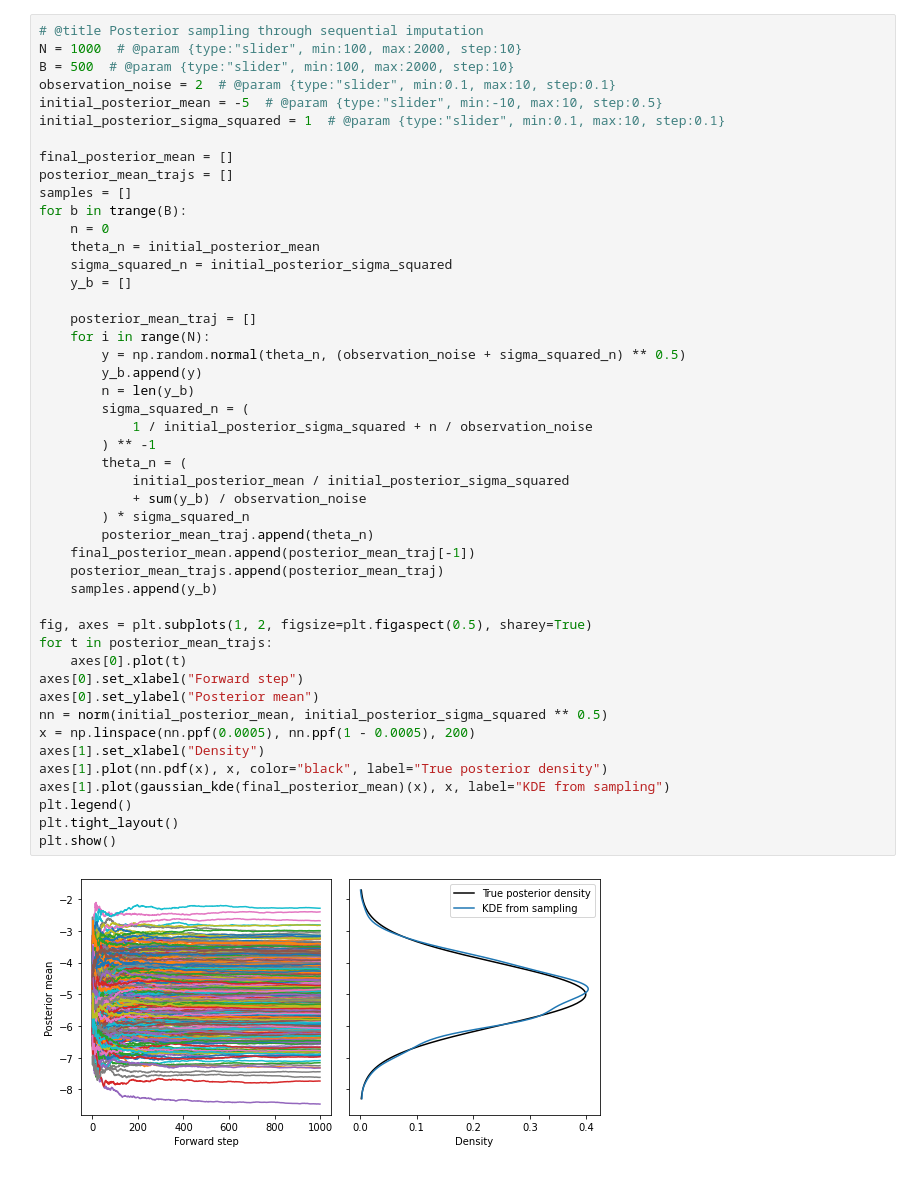
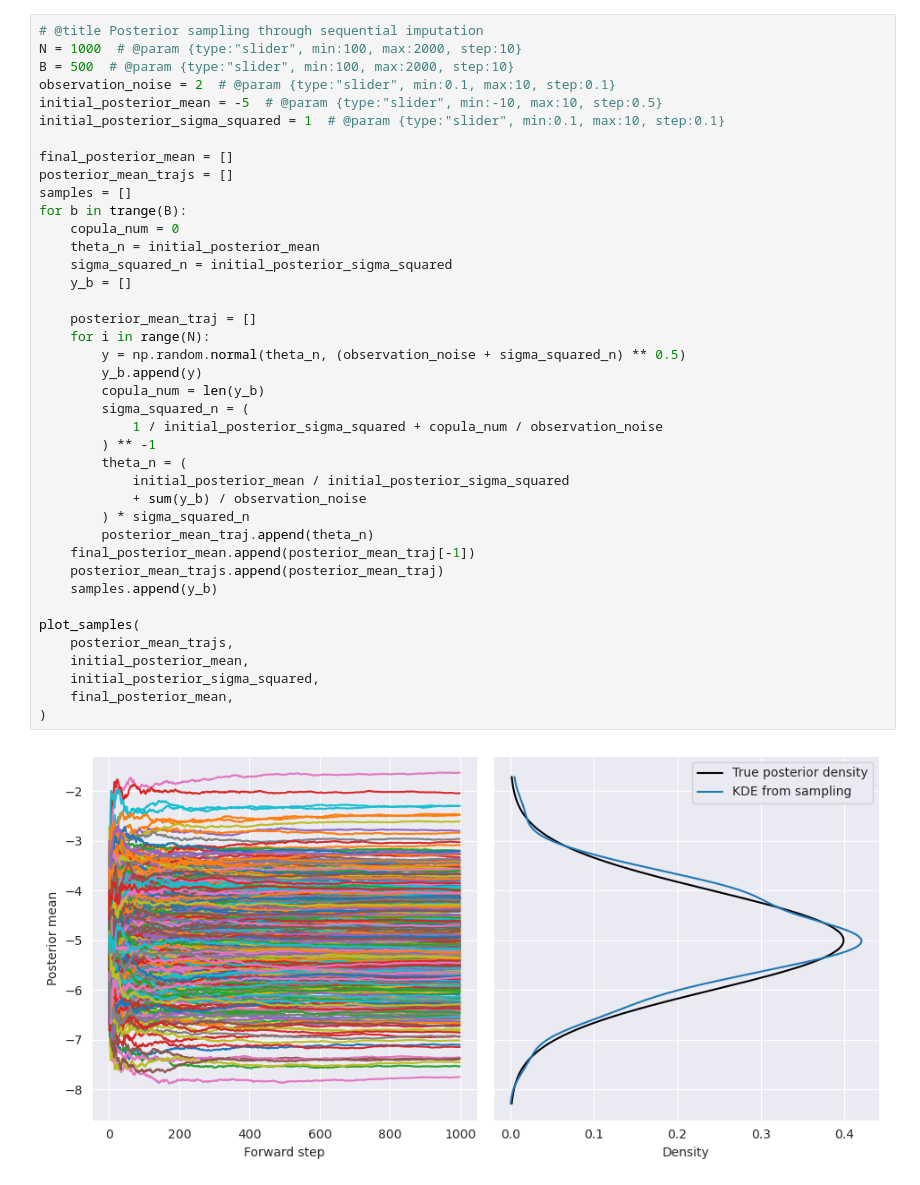
Before and after one commit to MichelangeloConserva/predictive-bayesian-inference, a Jupyter notebook: predictive_inference.ipynb, the cells around one changed output. Saved outputs shown, nothing was run; the diff lists cells and outputs as text.

```diff
--- a/predictive_inference.ipynb
+++ b/predictive_inference.ipynb
@@ -16,49 +35,42 @@ np.random.seed(42)
 N = 1000  # @param {type:"slider", min:100, max:2000, step:10}
 B = 500  # @param {type:"slider", min:100, max:2000, step:10}
 observation_noise = 2  # @param {type:"slider", min:0.1, max:10, step:0.1}
 initial_posterior_mean = -5  # @param {type:"slider", min:-10, max:10, step:0.5}
 initial_posterior_sigma_squared = 1  # @param {type:"slider", min:0.1, max:10, step:0.1}
 
 final_posterior_mean = []
 posterior_mean_trajs = []
 samples = []
 for b in trange(B):
-    n = 0
+    copula_num = 0
     theta_n = initial_posterior_mean
     sigma_squared_n = initial_posterior_sigma_squared
     y_b = []
 
     posterior_mean_traj = []
     for i in range(N):
         y = np.random.normal(theta_n, (observation_noise + sigma_squared_n) ** 0.5)
         y_b.append(y)
-        n = len(y_b)
+        copula_num = len(y_b)
         sigma_squared_n = (
-            1 / initial_posterior_sigma_squared + n / observation_noise
+            1 / initial_posterior_sigma_squared + copula_num / observation_noise
         ) ** -1
         theta_n = (
             initial_posterior_mean / initial_posterior_sigma_squared
             + sum(y_b) / observation_noise
         ) * sigma_squared_n
         posterior_mean_traj.append(theta_n)
     final_posterior_mean.append(posterior_mean_traj[-1])
     posterior_mean_trajs.append(posterior_mean_traj)
     samples.append(y_b)
 
-fig, axes = plt.subplots(1, 2, figsize=plt.figaspect(0.5), sharey=True)
-for t in posterior_mean_trajs:
-    axes[0].plot(t)
-axes[0].set_xlabel("Forward step")
-axes[0].set_ylabel("Posterior mean")
-nn = norm(initial_posterior_mean, initial_posterior_sigma_squared ** 0.5)
-x = np.linspace(nn.ppf(0.0005), nn.ppf(1 - 0.0005), 200)
-axes[1].set_xlabel("Density")
-axes[1].plot(nn.pdf(x), x, color="black", label="True posterior density")
-axes[1].plot(gaussian_kde(final_posterior_mean)(x), x, label="KDE from sampling")
-plt.legend()
-plt.tight_layout()
-plt.show()
+plot_samples(
+    posterior_mean_trajs,
+    initial_posterior_mean,
+    initial_posterior_sigma_squared,
+    final_posterior_mean,
+)
 # %% [output]
-[figure, old version]
+[figure, new version]
 # %%
 # @title Plotting empirical cumulative distribution obtained from imputing procedure
```
Also changed, not shown: parts of 8 cells of this notebook, 1 other file.
